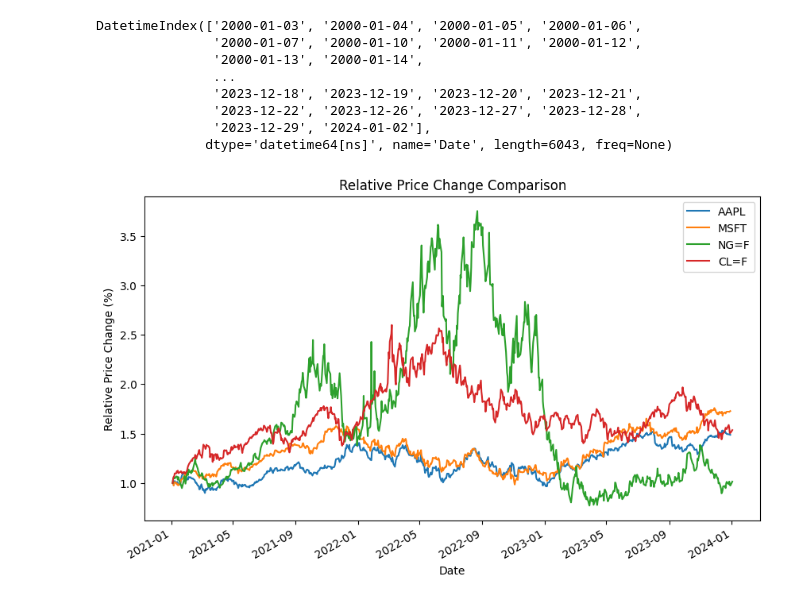
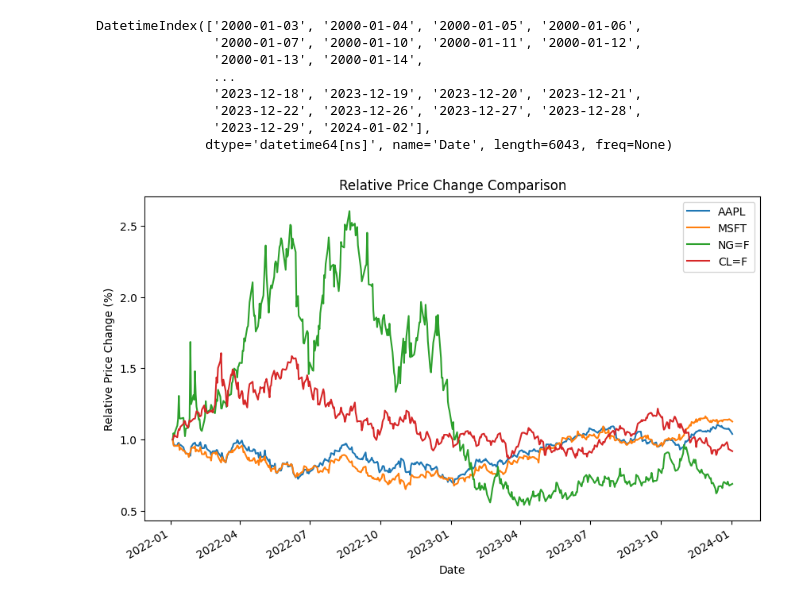
Before and after one commit to pkondacs/marketdata, a Jupyter notebook: Asset_Portfolio_by_using_yfinance_tickers.ipynb, the cells around one changed output. Cells and saved outputs as stored; diff of their text form; code cells hidden in the pictures.

```diff
--- a/Asset_Portfolio_by_using_yfinance_tickers.ipynb
+++ b/Asset_Portfolio_by_using_yfinance_tickers.ipynb
@@ -76,34 +67,34 @@ DatetimeIndex(['2000-01-03', '2000-01-04', '2000-01-05', '2000-01-06',
               dtype='datetime64[ns]', name='Date', length=6043, freq=None)
 # %%
 # Define the fixed date from which to calculate relative price change
-fixed_date = '2021-01-04'
+fixed_date = '2022-01-04'
 
 # Check if the fixed date is present in the index
 if fixed_date not in combined_df.index:
     print(f"Fixed date {fixed_date} is not present in the data.")
 else:
     # combined_df['Date'] = pd.to_datetime(combined_df['Date']) # Date is already datetime type
     # combined_df.set_index('Date', inplace=True) # Date is already an index in the imported yfinance dataframe
 
     # Ensure the fixed_date is a datetime object
     fixed_date = pd.to_datetime(fixed_date)
     # Get the prices on the fixed date
     fixed_date_prices = combined_df.loc[fixed_date]
     # Calculate the percentage change relative to the fixed date
     price_changes = combined_df.divide(fixed_date_prices)
 
     # Slice the DataFrame to only include rows from the fixed_date onwards
     price_changes_from_fixed = price_changes.loc[fixed_date:]
 
     # Plot the relative price change data
     price_changes_from_fixed.plot(figsize=(10, 6)) # You can adjust the figure size as needed
     # Set the chart title and labels
     plt.title('Relative Price Change Comparison')
     plt.xlabel('Date')
     plt.ylabel('Relative Price Change (%)')
     # Display the legend
     plt.legend(tickers)
     # Display the chart
 plt.show()
 # %% [output]
-[figure, old version]
+[figure, new version]
```
Also changed, not shown: parts of 6 cells of this notebook.
